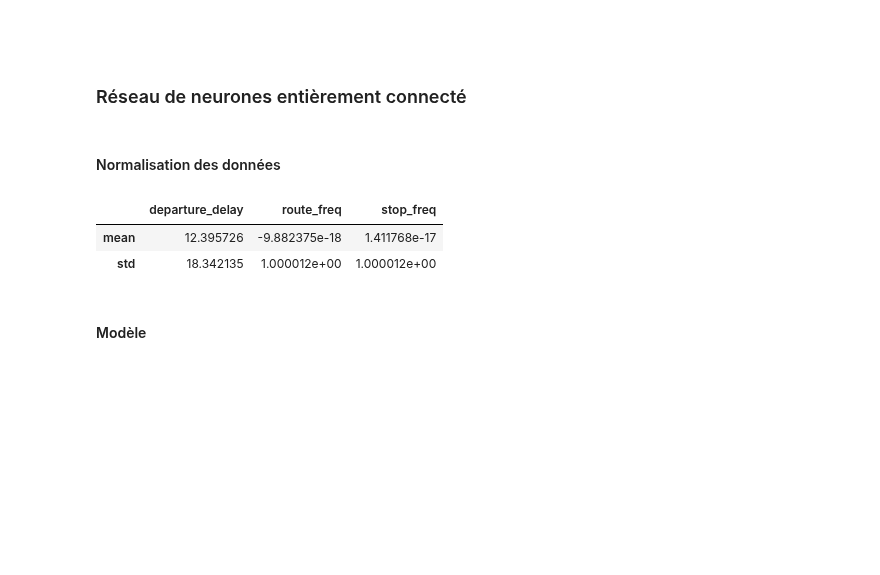
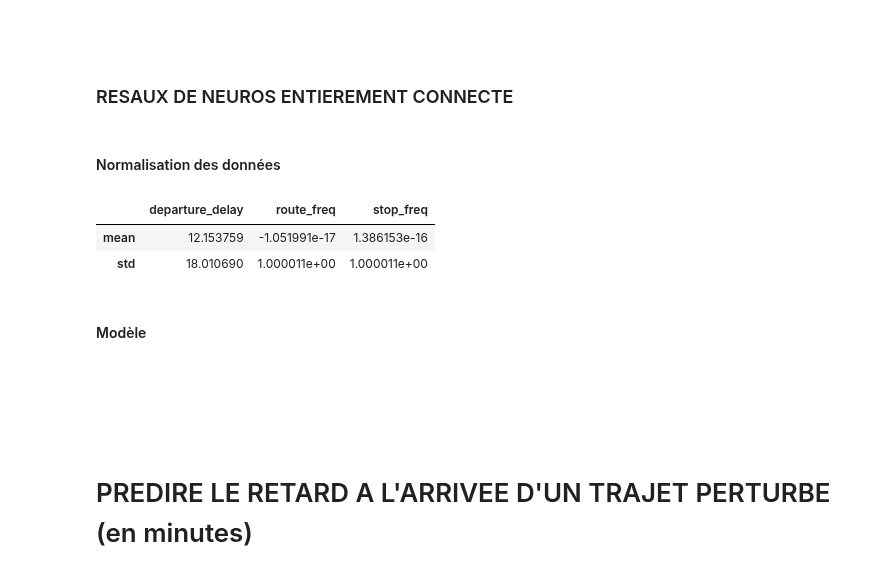
Before and after one commit to KylianSts/Perturbations_transport_public, a Jupyter notebook: Models_prediction_retard.ipynb, the cells around one changed output. Drawn from its saved outputs; the diff is of its cells as text; code cells hidden in the pictures; blank space fills up the shorter version.

```diff
--- a/Models_prediction_retard.ipynb
+++ b/Models_prediction_retard.ipynb
@@ -605,7 +593,7 @@ cause_delay_grouped_2: 0.002234309769042241
 # %% [markdown]
 ##
 # %% [markdown]
-### Réseau de neurones entièrement connecté
+### RESAUX DE NEUROS ENTIEREMENT CONNECTE
 # %%
 df_rn = df_rf_reg
 # %% [markdown]
@@ -615,14 +603,20 @@ scaler = StandardScaler()
 
 df_rn[['route_freq', 'stop_freq']] = scaler.fit_transform(df_rn[['route_freq', 'stop_freq']])
 # %%
-df_rf_rn.describe().loc[['mean', 'std']]
+df_rn.describe().loc[['mean', 'std']]
 # %% [output]
 |  | departure_delay | route_freq | stop_freq |
-| mean | 12.395726 | -9.882375e-18 | 1.411768e-17 |
-| std | 18.342135 | 1.000012e+00 | 1.000012e+00 |
+| mean | 12.153759 | -1.051991e-17 | 1.386153e-16 |
+| std | 18.010690 | 1.000011e+00 | 1.000011e+00 |
 # %% [markdown]
 #### Modèle
 # %%
 X_rn = df_rn.drop('departure_delay', axis=1)
 y_rn = df_rn['departure_delay']
 X_train_rn, X_test_rn, y_train_rn, y_test_rn = train_test_split(X_rn, y_rn, test_size=0.2, random_state=24)
+# %% [markdown]
+#
+# %% [markdown]
+#
+# %% [markdown]
+# PREDIRE LE RETARD A L'ARRIVEE D'UN TRAJET PERTURBE (en minutes)
```
Also changed, not shown: parts of 29 cells of this notebook.
